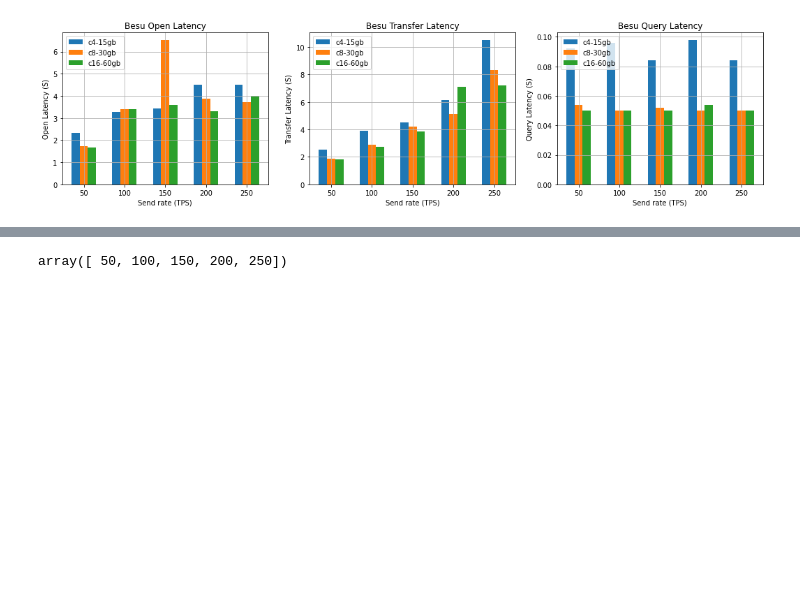
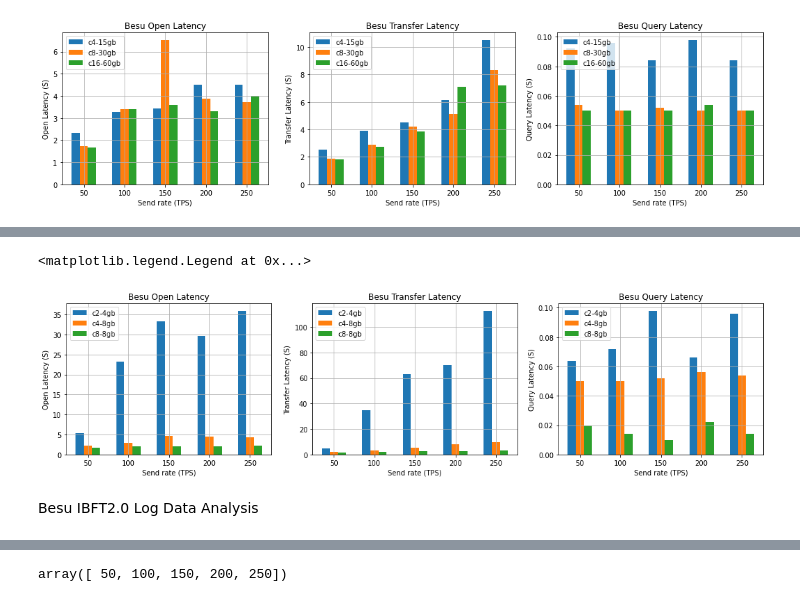
Before and after one commit to CaixiangFan/besu-benchmark, a Jupyter notebook: src/data_process.ipynb, the cells around one changed output, grey strips where cells are left out. Drawn from its saved outputs; the diff is of its cells as text; code cells hidden in the pictures; blank space fills up the shorter version.

```diff
--- a/src/data_process.ipynb
+++ b/src/data_process.ipynb
@@ -289,3 +341,47 @@ log2csv(log_file)
+# %%
+openLatency_1 = df_res_1[df_res_1.index=='open']['Avg Latency (s)'].values
+openLatency_2 = df_res_2[df_res_2.index=='open']['Avg Latency (s)'].values
+openLatency_3 = df_res_3[df_res_3.index=='open']['Avg Latency (s)'].values
+queryLatency_1 = df_res_1[df_res_1.index=='query']['Avg Latency (s)'].values
+queryLatency_2 = df_res_2[df_res_2.index=='query']['Avg Latency (s)'].values
+queryLatency_3 = df_res_3[df_res_3.index=='query']['Avg Latency (s)'].values
+transferLatency_1 = df_res_1[df_res_1.index=='transfer']['Avg Latency (s)'].values
+transferLatency_2 = df_res_2[df_res_2.index=='transfer']['Avg Latency (s)'].values
+transferLatency_3 = df_res_3[df_res_3.index=='transfer']['Avg Latency (s)'].values
+
+fig, axs = plt.subplots(figsize=(18,4), ncols=3, nrows=1)
+X_axis = np.arange(len(sendrates))
+X_labels = ['0','50', '100', '150', '200', '250']
+
+axs[0].bar(X_axis - 0.2, openLatency_1, 0.2, label='c2-4gb')
+axs[0].bar(X_axis, openLatency_2, 0.2, label='c4-8gb')
+axs[0].bar(X_axis + 0.2, openLatency_3, 0.2, label='c8-8gb')
+axs[0].set(title='Besu Open Latency',
+    xlabel='Send rate (TPS)', xticklabels=X_labels, ylabel='Open Latency (S)')
+axs[0].grid()
+axs[0].legend(loc='upper left')
+
+axs[1].bar(X_axis - 0.2, transferLatency_1, 0.2, label='c2-4gb')
+axs[1].bar(X_axis, transferLatency_2, 0.2, label='c4-8gb')
+axs[1].bar(X_axis + 0.2, transferLatency_3, 0.2, label='c8-8gb')
+axs[1].set(title='Besu Transfer Latency',
+    xlabel='Send rate (TPS)', xticklabels=X_labels, ylabel='Transfer Latency (S)')
+axs[1].grid()
+axs[1].legend(loc='upper left')
+
+Y_ticks_2 = np.arange(0, 300, 50)
+axs[2].bar(X_axis - 0.2, queryLatency_1, 0.2, label='c2-4gb')
+axs[2].bar(X_axis, queryLatency_2, 0.2, label='c4-8gb')
+axs[2].bar(X_axis + 0.2, queryLatency_3, 0.2, label='c8-8gb')
+axs[2].set(title='Besu Query Latency',
+    xlabel='Send rate (TPS)', xticklabels=X_labels, ylabel='Query Latency (S)')
+axs[2].grid()
+axs[2].legend(loc='upper left')
+# %% [output]
+<matplotlib.legend.Legend at 0x...>
+[figure, added]
+# %% [markdown]
+Besu IBFT2.0 Log Data Analysis
 # %%
 import pandas as pd
 import numpy as np
```
Also changed, not shown: parts of 19 cells of this notebook, 2 other files.
